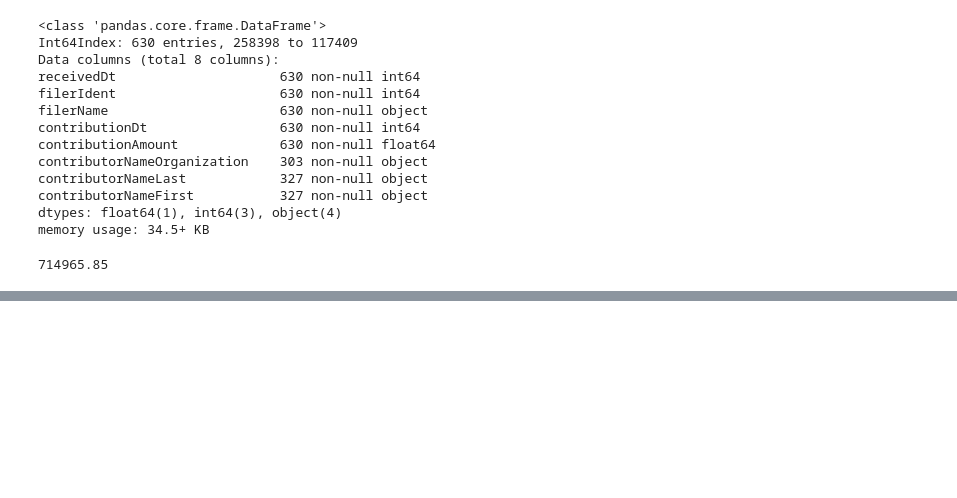
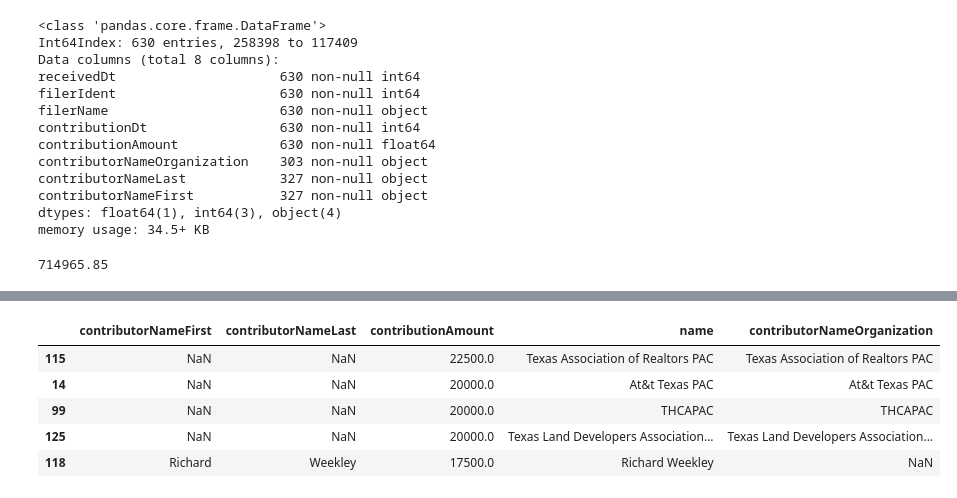
Before and after one commit to nemo-omen/datajourno-notebooks, a Jupyter notebook: Texas-2020--filers-bokeh.ipynb, the cells around one changed output, grey strips where cells are left out. Drawn from its saved outputs; the diff is of its cells as text; code cells hidden in the pictures; blank space fills up the shorter version.

```diff
--- a/Texas-2020--filers-bokeh.ipynb
+++ b/Texas-2020--filers-bokeh.ipynb
@@ -154,4 +154,11 @@ all_contribs = [individual_contribs_grouped.head(10), org_contribs_grouped.head(
 # %%
 all_grouped = pd.concat(all_contribs, sort=False).sort_values('contributionAmount', ascending=False)
 # %%
-all_grouped
+all_grouped.head()
+# %% [output]
+|  | contributorNameFirst | contributorNameLast | contributionAmount | name | contributorNameOrganization |
+| 115 | NaN | NaN | 22500.0 | Texas Association of Realtors PAC | Texas Association of Realtors PAC |
+| 14 | NaN | NaN | 20000.0 | At&t Texas PAC | At&t Texas PAC |
+| 99 | NaN | NaN | 20000.0 | THCAPAC | THCAPAC |
+| 125 | NaN | NaN | 20000.0 | Texas Land Developers Association... | Texas Land Developers Association... |
+| 118 | Richard | Weekley | 17500.0 | Richard Weekley | NaN |
```
Also changed, not shown: parts of 11 cells of this notebook.
